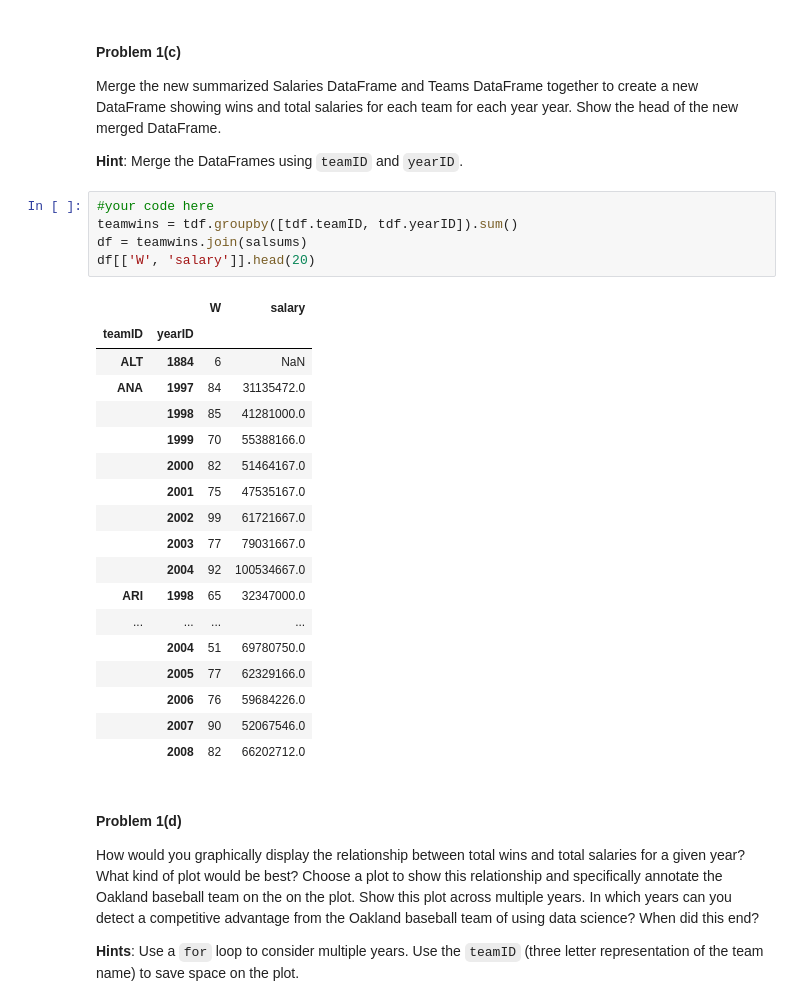
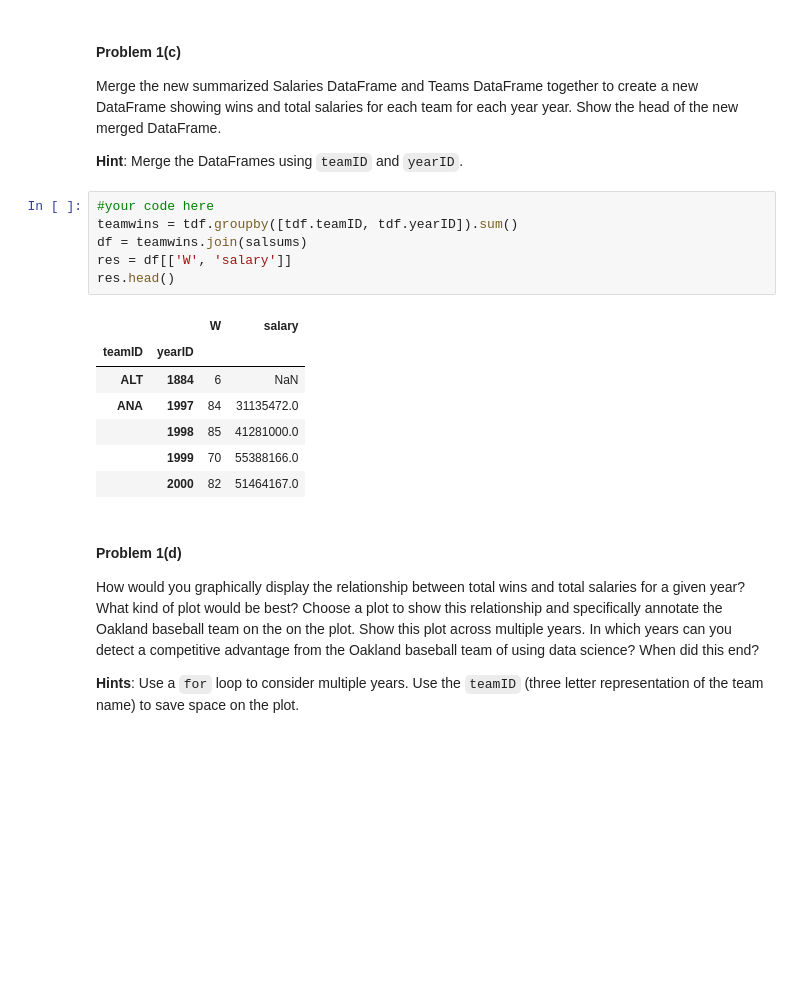
Before and after one commit to artgonline/2014, a Jupyter notebook: homework/HW1.ipynb, the cells around one changed output. Saved outputs shown, nothing was run; the diff lists cells and outputs as text; blank space fills up the shorter version.

```diff
--- a/homework/HW1.ipynb
+++ b/homework/HW1.ipynb
@@ -117,27 +117,17 @@ showing wins and total salaries for each team for each year year. Show the head
 # %%
 #your code here
 teamwins = tdf.groupby([tdf.teamID, tdf.yearID]).sum()
 df = teamwins.join(salsums)
-df[['W', 'salary']].head(20)
+res = df[['W', 'salary']]
+res.head()
 # %% [output]
 |  |  | W | salary |
 | teamID | yearID |  |  |
 | ALT | 1884 | 6 | NaN |
 | ANA | 1997 | 84 | 31135472.0 |
 |  | 1998 | 85 | 41281000.0 |
 |  | 1999 | 70 | 55388166.0 |
 |  | 2000 | 82 | 51464167.0 |
-|  | 2001 | 75 | 47535167.0 |
-|  | 2002 | 99 | 61721667.0 |
-|  | 2003 | 77 | 79031667.0 |
-|  | 2004 | 92 | 100534667.0 |
-| ARI | 1998 | 65 | 32347000.0 |
-| ... | ... | ... | ... |
-|  | 2004 | 51 | 69780750.0 |
-|  | 2005 | 77 | 62329166.0 |
-|  | 2006 | 76 | 59684226.0 |
-|  | 2007 | 90 | 52067546.0 |
-|  | 2008 | 82 | 66202712.0 |
 # %% [markdown]
 #### Problem 1(d)
 
```
Also changed, not shown: parts of 3 cells of this notebook.
